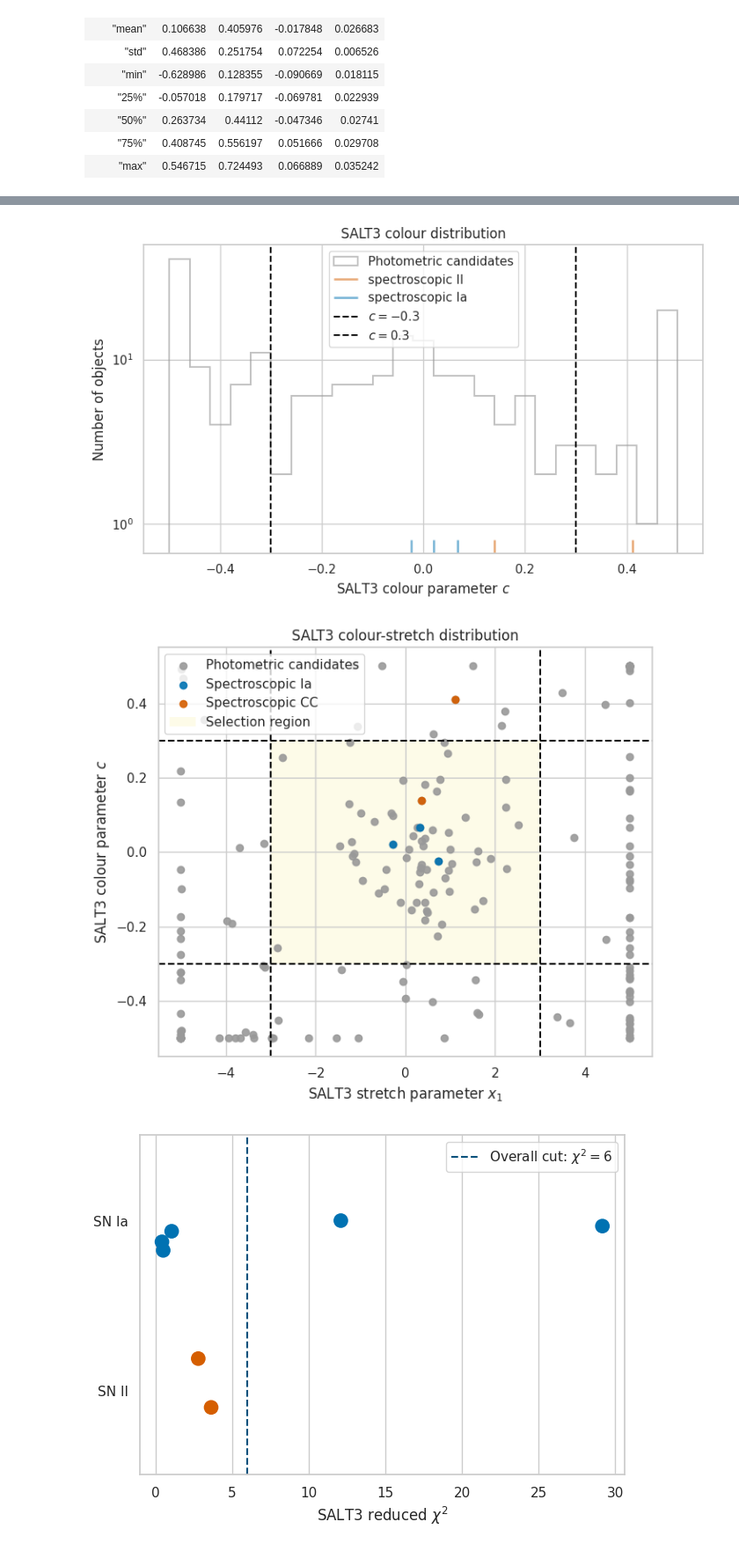
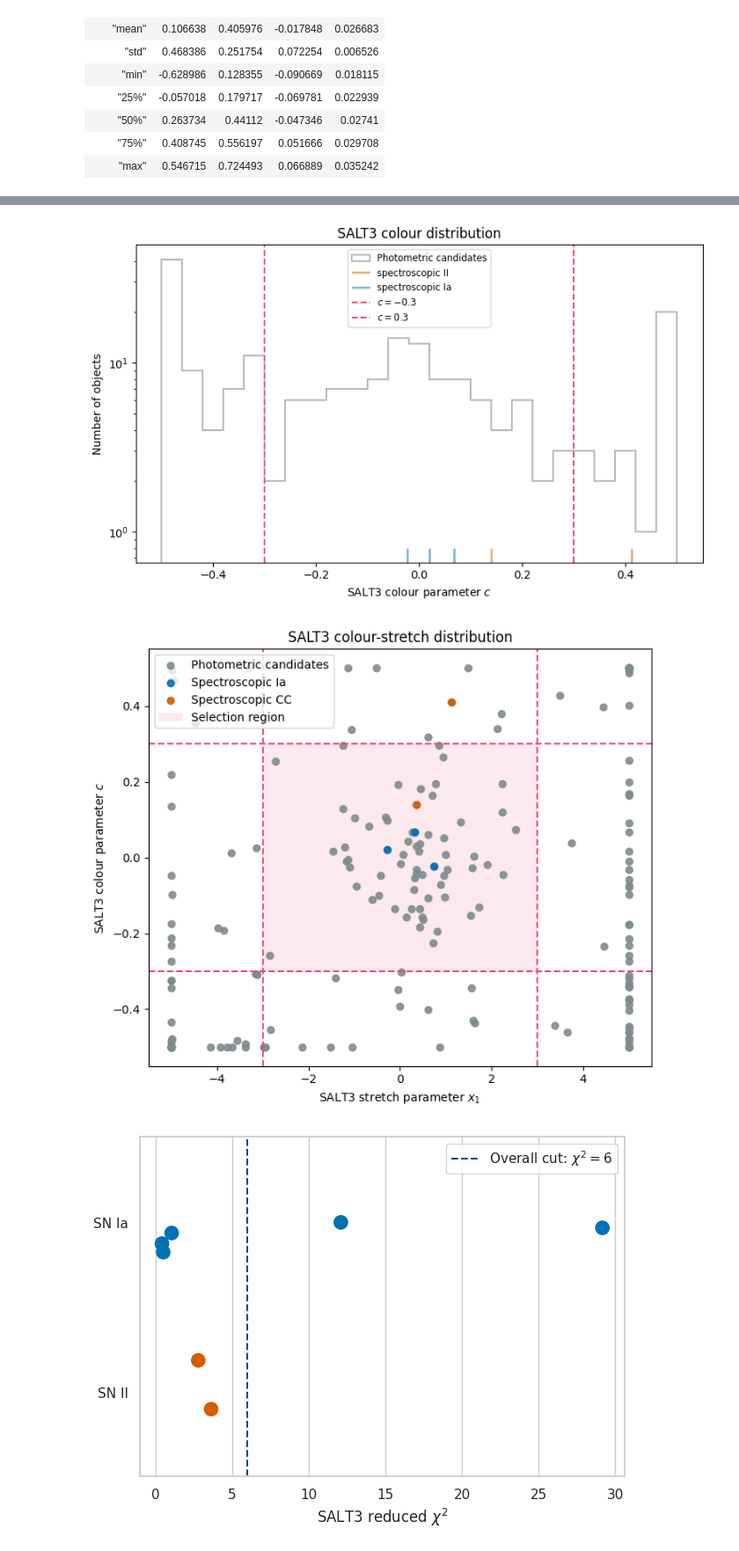
Before and after one commit to Webd0g/Honours_Project, a Jupyter notebook: notebooks/draft_scripts_and_small_scripts.ipynb, the cells around one changed output, grey strips where cells are left out. Shown at 88% size. Saved outputs shown, nothing was run; the diff lists cells and outputs as text; code cells hidden in the pictures.

Commit message:
Changed the colours and the positions of the legends in the colour and stretch distribution plots of the final sample with the spectro objects overlayed.

```diff
--- a/notebooks/draft_scripts_and_small_scripts.ipynb
+++ b/notebooks/draft_scripts_and_small_scripts.ipynb
@@ -2827,9 +2827,9 @@ plt.hist(
     x1,
     bins=25,
     histtype="step",
-    edgecolor="#999999",
+    edgecolor="#7F8C8D",
     lw=1.5,
-    facecolor="#999999",
+    facecolor="#7F8C8D",
     alpha=0.6,
     label="Photometric candidates",
 )
@@ -2862,15 +2862,15 @@ plt.vlines(
 # plt.vlines(ia_x1, ymin=0.0, ymax= 5, color="lime", alpha=0.7, linewidth=2, label="spectroscopic Ia")
 # plt.vlines(cc_x1, ymin=0.0, ymax=5, color= "red", alpha=0.7, linewidth=2, label="spectroscopic II",)
 
-plt.axvline(-3, linestyle="--", label=r"$x_1=-3$", color="black")
-plt.axvline(3, linestyle="--", label=r"$x_1=3$", color="black")
+plt.axvline(-3, linestyle="--", label=r"$x_1=-3$", color="#E94E77",)
+plt.axvline(3, linestyle="--", label=r"$x_1=3$", color="#E94E77",)
 
 plt.xlabel(r"SALT3 stretch parameter $x_1$")
 plt.yscale(value="log")
 plt.ylabel("Number of objects")
 plt.title(r"SALT3 $x_1$ distribution")
 
-plt.legend()
+plt.legend(loc="upper center", fontsize="small",)
 plt.tight_layout()
 plt.show()
 
@@ -2885,8 +2885,8 @@ plt.hist(
     c,
     bins=25,
     histtype="step",
-    edgecolor="#999999",
-    facecolor="#999999",
+    edgecolor="#7F8C8D",
+    facecolor="#7F8C8D",
     lw=1.5,
     alpha=0.6,
     label="Photometric candidates",
@@ -2918,22 +2918,15 @@ plt.vlines(
     label="spectroscopic Ia",
 )
 
-# for value in ia_c:
-#     plt.axvline(
-#         value,
-#         color="red",
-#         alpha=0.7,
-#     )
-
-plt.axvline(-0.3, linestyle="--", label=r"$c=-0.3$", color="black")
-plt.axvline(0.3, linestyle="--", label=r"$c=0.3$", color="black")
+plt.axvline(-0.3, linestyle="--", label=r"$c=-0.3$", color="#E94E77")
+plt.axvline(0.3, linestyle="--", label=r"$c=0.3$", color="#E94E77")
 
 plt.xlabel(r"SALT3 colour parameter $c$")
 plt.yscale(value="log")
 plt.ylabel("Number of objects")
 plt.title(r"SALT3 colour distribution")
 
-plt.legend(loc="upper center")
+plt.legend(loc="upper center", fontsize="small", )
 plt.tight_layout()
 plt.show()
 
@@ -2943,7 +2936,7 @@ plt.figure(figsize=(7, 6))
 plt.scatter(
     x1,
     c,
-    color="#999999",
+    color="#7F8C8D",
     alpha=0.9,
     label="Photometric candidates",
 )
@@ -2960,11 +2953,11 @@ plt.scatter(
 
 plt.scatter(cc_x1, cc_c, color="#D55E00", alpha=0.9, label="Spectroscopic CC")
 
-plt.axvline(-3, linestyle="--", color="black")
-plt.axvline(3, linestyle="--", color="black")
+plt.axvline(-3, linestyle="--", color="#E94E77")
+plt.axvline(3, linestyle="--", color="#E94E77")
 
-plt.axhline(-0.3, linestyle="--", color="black")
-plt.axhline(0.3, linestyle="--", color="black")
+plt.axhline(-0.3, linestyle="--", color="#E94E77")
+plt.axhline(0.3, linestyle="--", color="#E94E77")
 
 # Create a rectangle patch: (x_min, y_min), width, height
 rect = patches.Rectangle(
@@ -2972,7 +2965,7 @@ rect = patches.Rectangle(
     6,                          # Width (from -3 to 3)
     0.6,                        # Height (from -0.3 to 0.3)
     linewidth=0,
-    facecolor="#F0E442",
+    facecolor="#E94E77",
     alpha=0.12,
     label="Selection region",
     zorder=0                    # Keep behind scatter points
@@ -2991,5 +2984,5 @@ plt.show()
-[figure, old version]
+[figure, new version]
-[figure, old version]
+[figure, new version]
 # %%
 import numpy as np
 
```
Also changed, not shown: parts of 1 cell of this notebook.
